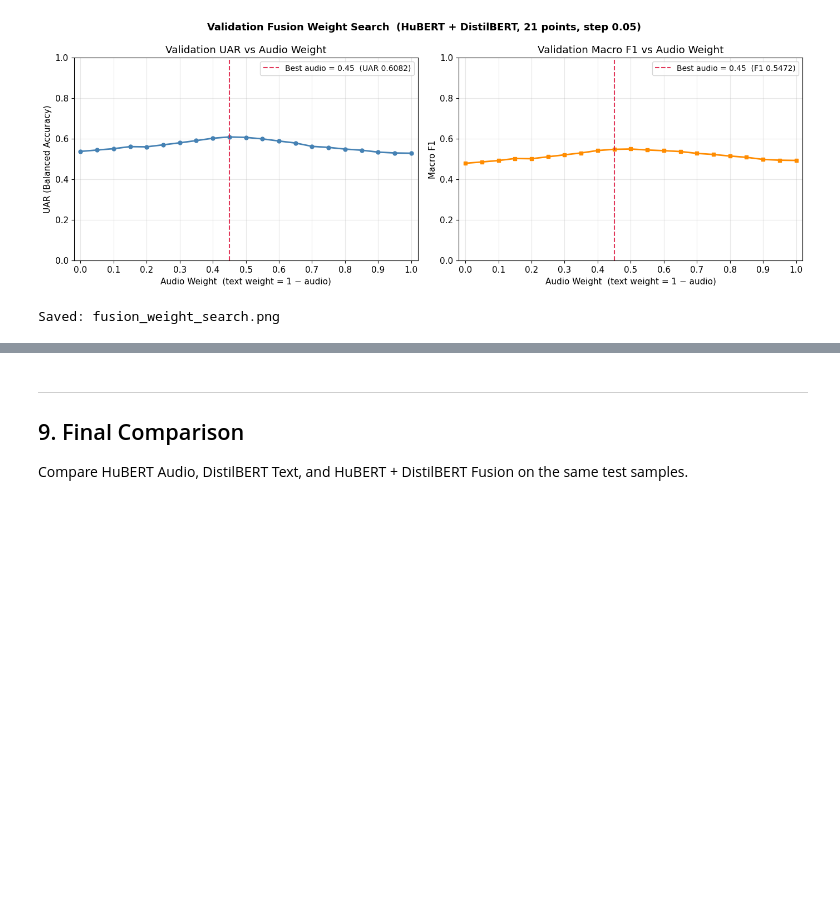
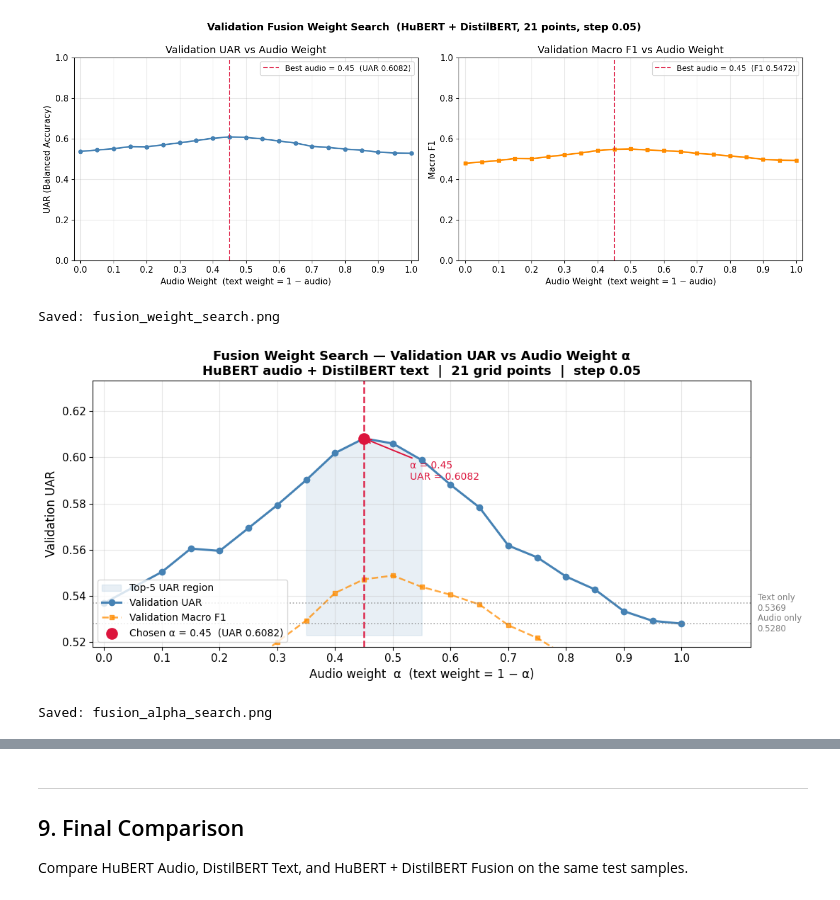
Before and after one commit to ronenhr/IEMOCAP-project, a Jupyter notebook: notebooks/05_fusion_baseline.ipynb, the cells around one changed output, grey strips where cells are left out. Cells and saved outputs as stored; diff of their text form; code cells hidden in the pictures; blank space fills up the shorter version.

Commit message:
fusion metrics added

```diff
--- a/notebooks/05_fusion_baseline.ipynb
+++ b/notebooks/05_fusion_baseline.ipynb
@@ -455,6 +455,72 @@ print('Saved: fusion_weight_search.png')
 # %% [output]
 [figure]
 Saved: fusion_weight_search.png
+# %%
+fig, ax = plt.subplots(figsize=(11, 5))
+
+x   = val_results_df['audio_weight'].values
+uar = val_results_df['val_uar'].values
+f1  = val_results_df['val_macro_f1'].values
+
+# Shade the top-5 region to show the stable plateau around the peak
+top5_mask = uar >= np.sort(uar)[-5]
+ax.fill_between(x, uar.min() - 0.005, uar, where=top5_mask,
+                alpha=0.12, color='steelblue', label='Top-5 UAR region')
+
+# UAR curve
+ax.plot(x, uar, 'o-', color='steelblue', linewidth=2.2, markersize=6, label='Validation UAR')
+
+# Macro F1 curve
+ax.plot(x, f1, 's--', color='darkorange', linewidth=1.8, markersize=5,
+        alpha=0.75, label='Validation Macro F1')
+
+# Mark the chosen alpha
+ax.axvline(BEST_AUDIO_W, color='crimson', linestyle='--', linewidth=1.8, alpha=0.9)
+ax.scatter([BEST_AUDIO_W], [BEST_VAL_UAR], color='crimson', zorder=5, s=120,
+           label=f'Chosen α = {BEST_AUDIO_W}  (UAR {BEST_VAL_UAR:.4f})')
+
+# Annotate the peak value
+ax.annotate(
+    f'α = {BEST_AUDIO_W}\nUAR = {BEST_VAL_UAR:.4f}',
+    xy=(BEST_AUDIO_W, BEST_VAL_UAR),
+    xytext=(BEST_AUDIO_W + 0.08, BEST_VAL_UAR - 0.018),
+    fontsize=10,
+    color='crimson',
+    arrowprops=dict(arrowstyle='->', color='crimson', lw=1.4),
+)
+
+# Mark audio-only and text-only baselines
+audio_only_uar = val_results_df.loc[val_results_df['audio_weight'] == 1.0, 'val_uar'].values[0]
+text_only_uar  = val_results_df.loc[val_results_df['audio_weight'] == 0.0, 'val_uar'].values[0]
+ax.axhline(audio_only_uar, color='gray', linestyle=':', linewidth=1.2, alpha=0.7)
+ax.axhline(text_only_uar,  color='gray', linestyle=':', linewidth=1.2, alpha=0.7)
+ax.text(1.01, audio_only_uar, f'Audio only\n{audio_only_uar:.4f}',
+        va='center', ha='left', fontsize=8.5, color='gray',
+        transform=ax.get_yaxis_transform())
+ax.text(1.01, text_only_uar, f'Text only\n{text_only_uar:.4f}',
+        va='center', ha='left', fontsize=8.5, color='gray',
+        transform=ax.get_yaxis_transform())
+
+ax.set_xlabel('Audio weight  α  (text weight = 1 − α)', fontsize=12)
+ax.set_ylabel('Validation UAR', fontsize=12)
+ax.set_title(
+    'Fusion Weight Search — Validation UAR vs Audio Weight α\n'
+    'HuBERT audio + DistilBERT text  |  21 grid points  |  step 0.05',
+    fontsize=13, fontweight='bold',
+)
+ax.set_xticks(np.round(np.arange(0.0, 1.01, 0.1), 1))
+ax.set_xlim(-0.02, 1.12)
+ax.set_ylim(uar.min() - 0.01, uar.max() + 0.025)
+ax.legend(fontsize=10, loc='lower left')
+ax.grid(axis='both', alpha=0.3)
+
+plt.tight_layout()
+plt.savefig(FUSION_OUT_DIR / 'fusion_alpha_search.png', dpi=150, bbox_inches='tight')
+plt.show()
+print('Saved: fusion_alpha_search.png')
+# %% [output]
+[figure, added]
+Saved: fusion_alpha_search.png
 # %%
 fig, ax = plt.subplots(figsize=(8, 6))
 
```
Also changed, not shown: parts of 4 cells of this notebook.
